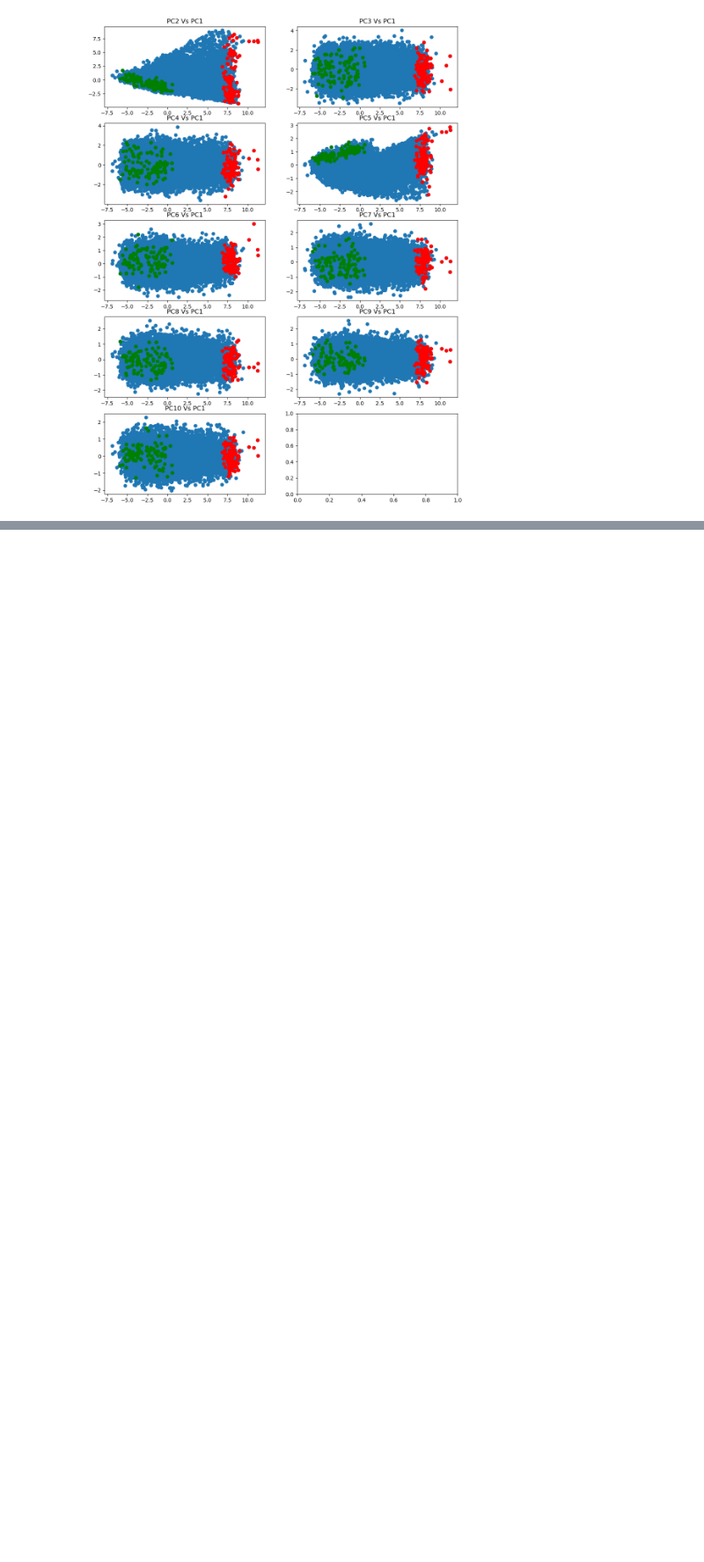
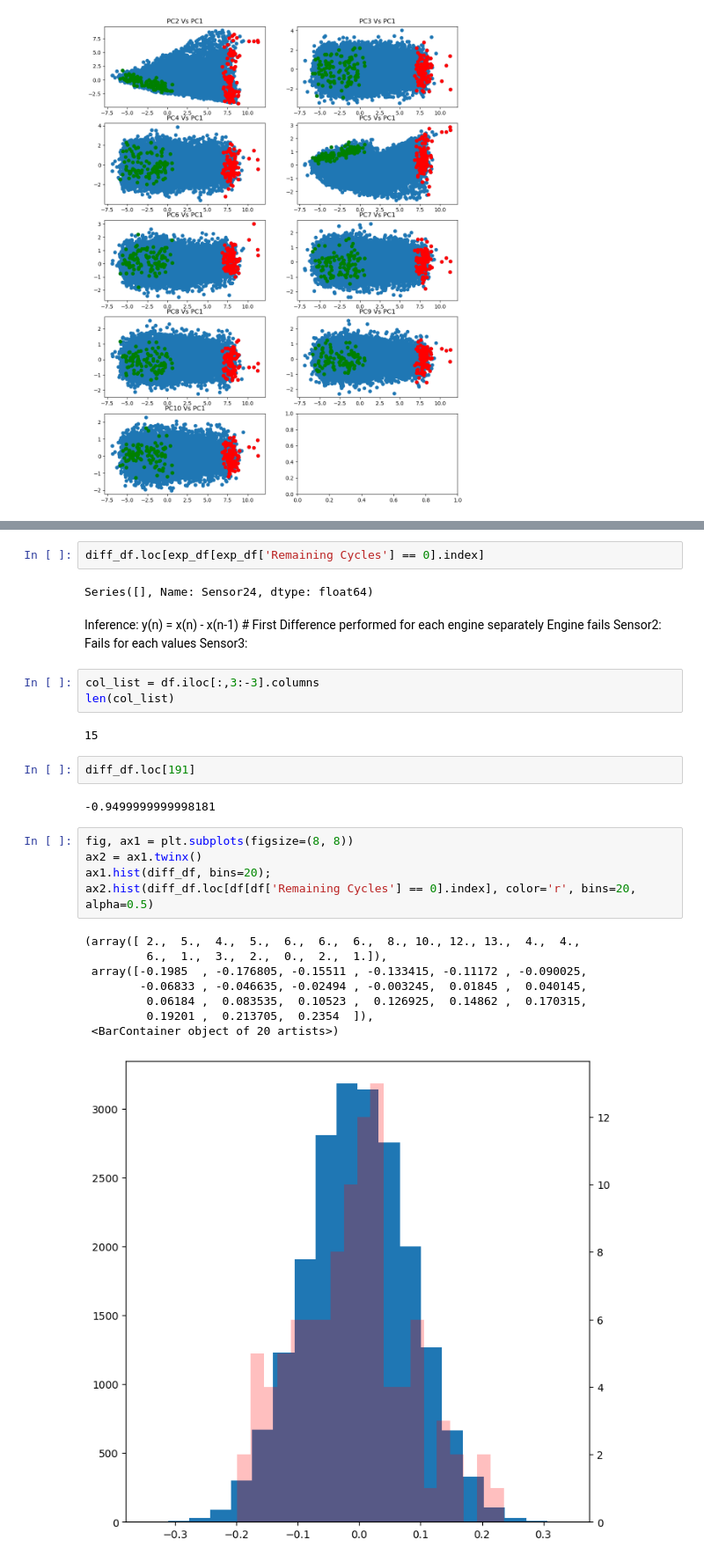
Before and after one commit to sekhrianchal6/Predictive-Maintenance, a Jupyter notebook: Code/FE/PdM_FE_Muthu.ipynb, the cells around one changed output, grey strips where cells are left out. Shown at 88% size. Saved outputs shown, nothing was run; the diff lists cells and outputs as text; blank space fills up the shorter version.

```diff
--- a/Code/FE/PdM_FE_Muthu.ipynb
+++ b/Code/FE/PdM_FE_Muthu.ipynb
@@ -244,0 +331,33 @@ for i in range(9):
+# %%
+diff_df.loc[exp_df[exp_df['Remaining Cycles'] == 0].index]
+# %% [output]
+Series([], Name: Sensor24, dtype: float64)
+# %% [markdown]
+Inference:
+y(n) = x(n) - x(n-1)  # First Difference performed for each engine separately
+Engine fails
+Sensor2: Fails for each values
+Sensor3:
+# %%
+col_list = df.iloc[:,3:-3].columns
+len(col_list)
+# %% [output]
+15
+# %%
+diff_df.loc[191]
+# %% [output]
+-0.9499999999998181
+# %%
+fig, ax1 = plt.subplots(figsize=(8, 8))
+ax2 = ax1.twinx()
+ax1.hist(diff_df, bins=20);
+ax2.hist(diff_df.loc[df[df['Remaining Cycles'] == 0].index], color='r', bins=20, alpha=0.5)
+# %% [output]
+(array([ 2.,  5.,  4.,  5.,  6.,  6.,  6.,  8., 10., 12., 13.,  4.,  4.,
+         6.,  1.,  3.,  2.,  0.,  2.,  1.]),
+ array([-0.1985  , -0.176805, -0.15511 , -0.133415, -0.11172 , -0.090025,
+        -0.06833 , -0.046635, -0.02494 , -0.003245,  0.01845 ,  0.040145,
+         0.06184 ,  0.083535,  0.10523 ,  0.126925,  0.14862 ,  0.170315,
+         0.19201 ,  0.213705,  0.2354  ]),
+ <BarContainer object of 20 artists>)
+[figure, added]
```
Also changed, not shown: parts of 5 cells of this notebook, 1 other file.
